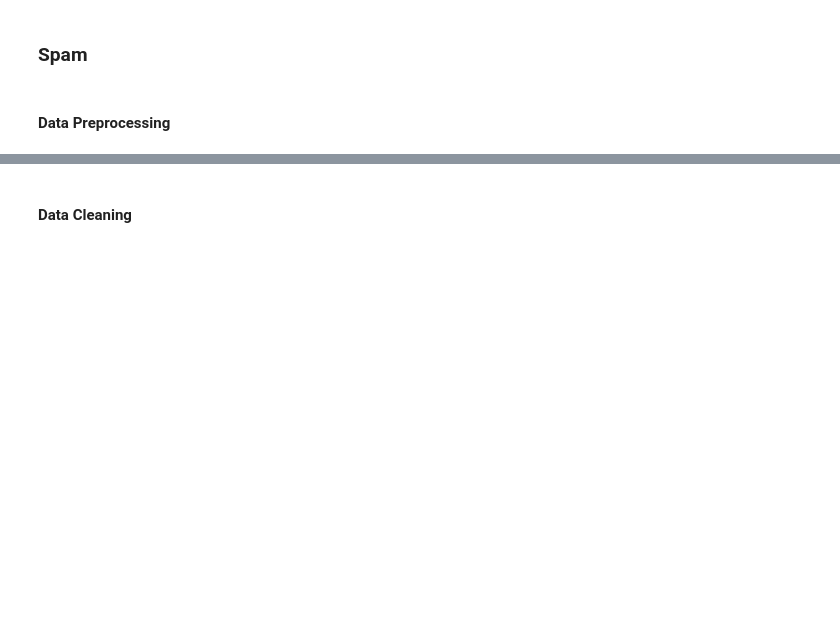
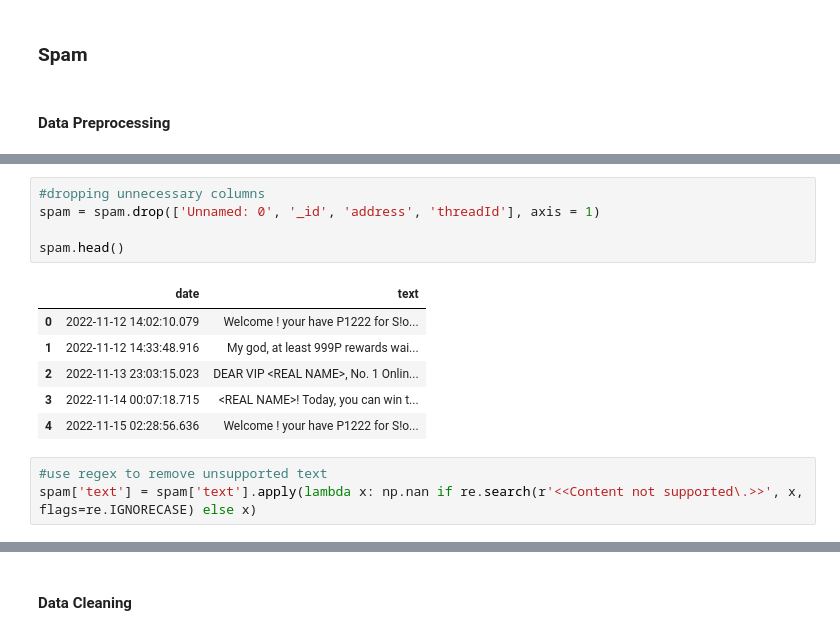
Before and after one commit to AGR-Yes/ScamMessagesPhilippines, a Jupyter notebook: PhilippineSpamSMS_Phase_1.ipynb, the cells around one changed output, grey strips where cells are left out. Cells and saved outputs as stored; diff of their text form; blank space fills up the shorter version.

```diff
--- a/PhilippineSpamSMS_Phase_1.ipynb
+++ b/PhilippineSpamSMS_Phase_1.ipynb
@@ -684,0 +708,15 @@ Name: name, dtype: int64
+# %%
+#dropping unnecessary columns
+spam = spam.drop(['Unnamed: 0', '_id', 'address', 'threadId'], axis = 1)
+
+spam.head()
+# %% [output]
+|  | date | text |
+| 0 | 2022-11-12 14:02:10.079 | Welcome ! your have P1222 for S!o... |
+| 1 | 2022-11-12 14:33:48.916 | My god, at least 999P rewards wai... |
+| 2 | 2022-11-13 23:03:15.023 | DEAR VIP <REAL NAME>, No. 1 Onlin... |
+| 3 | 2022-11-14 00:07:18.715 | <REAL NAME>! Today, you can win t... |
+| 4 | 2022-11-15 02:28:56.636 | Welcome ! your have P1222 for S!o... |
+# %%
+#use regex to remove unsupported text
+spam['text'] = spam['text'].apply(lambda x: np.nan if re.search(r'<<Content not supported\.>>', x, flags=re.IGNORECASE) else x)
```
Also changed, not shown: parts of 14 cells of this notebook.
